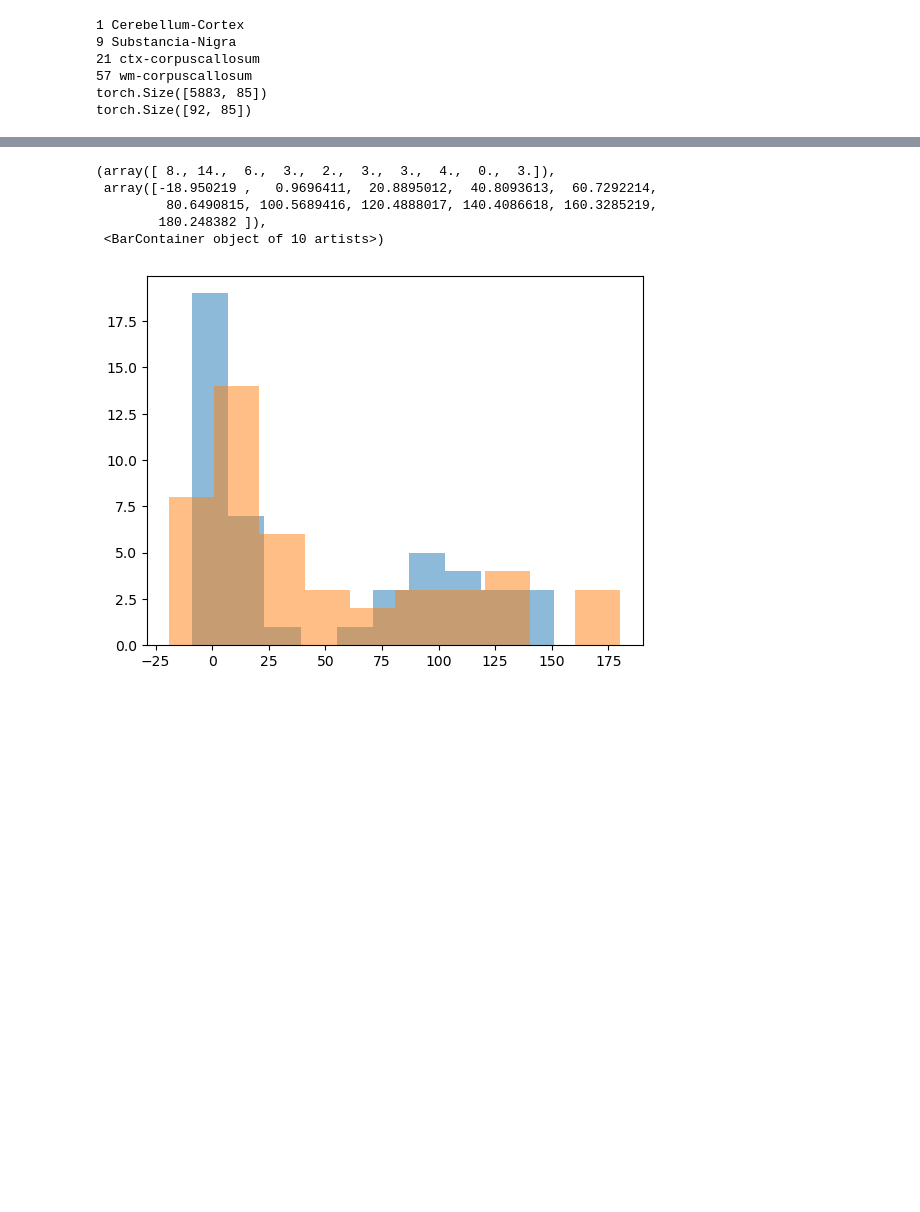
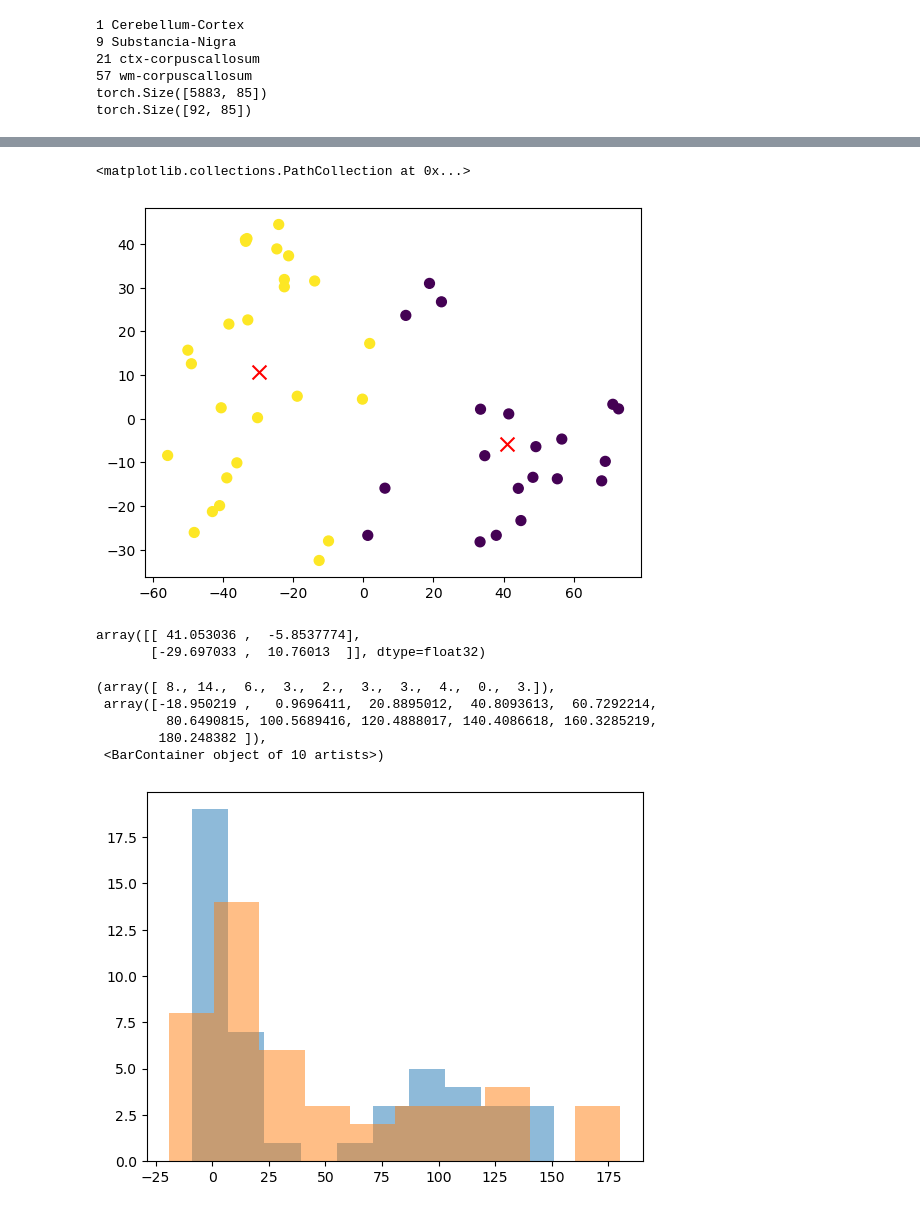
Before and after one commit to SoloChe/PET_cycleGAN, a Jupyter notebook: PET_interpretation.ipynb, the cells around one changed output, grey strips where cells are left out. Drawn from its saved outputs; the diff is of its cells as text; code cells hidden in the pictures; blank space fills up the shorter version.

```diff
--- a/PET_interpretation.ipynb
+++ b/PET_interpretation.ipynb
@@ -138,20 +136,30 @@ mclist = [39, 41, 42, 29, 44, 26, 28]
 # %%
+
 batchA0 = torch.load(f'./{folder_ft}/data/{setup_ft}/batch_A_0.pt')
-batchA1 = torch.load(f'./{folder_ft}/data/{setup_ft}/batch_A_1.pt')
-batchA6 = torch.load(f'./{folder_ft}/data/{setup_ft}/batch_A_6.pt')
-
-batchA = torch.cat((batchA0, batchA1, batchA6))
+batchA1 = torch.load(f'./{folder_ft}/data/{setup_ft}/batch_A_4.pt')
+batchA2 = torch.load(f'./{folder_ft}/data/{setup_ft}/batch_A_5.pt')
+batchA3 = torch.load(f'./{folder_ft}/data/{setup_ft}/batch_A_6.pt')
+batchA4 = torch.load(f'./{folder_ft}/data/{setup_ft}/batch_A_7.pt')
+batchA = torch.cat((batchA0, batchA1, batchA2, batchA3, batchA4))
 
 batchB0 = torch.load(f'./{folder_ft}/data/{setup_ft}/batch_B_0.pt')
-batchB1 = torch.load(f'./{folder_ft}/data/{setup_ft}/batch_B_1.pt')
-batchB6 = torch.load(f'./{folder_ft}/data/{setup_ft}/batch_B_6.pt')
+batchB1 = torch.load(f'./{folder_ft}/data/{setup_ft}/batch_B_4.pt')
+batchB2 = torch.load(f'./{folder_ft}/data/{setup_ft}/batch_B_5.pt')
+batchB3 = torch.load(f'./{folder_ft}/data/{setup_ft}/batch_B_6.pt')
+batchB4 = torch.load(f'./{folder_ft}/data/{setup_ft}/batch_B_7.pt')
 
-batchB = torch.cat((batchB0, batchB1, batchB6))
+batchB = torch.cat((batchB0, batchB1, batchB2, batchB3, batchB4))
+
+mclist = [39, 41, 42, 29, 44, 26, 28]
+# mclist = [i for i in range(85)]
+
+from sklearn.manifold import TSNE
+import matplotlib.pyplot as plt
 
 all_PiB = torch.cat((pPiB, uPiB, batchB))[:,mclist]
+tsne = TSNE(n_components=2, random_state=0)
 all_PiB_tsne = tsne.fit_transform(all_PiB.detach().numpy())
 
-plt.figure()
-plt.scatter(all_PiB_tsne[:pPiB.shape[0], 0], all_PiB_tsne[:pPiB.shape[0], 1], c='r', label='P')
-plt.scatter(all_PiB_tsne[pPiB.shape[0]+uPiB.shape[0]:, 0], all_PiB_tsne[pPiB.shape[0]+uPiB.shape[0]:, 1], c='b', label='Selected', alpha=0.5)
-plt.scatter(all_PiB_tsne[pPiB.shape[0]:pPiB.shape[0]+uPiB.shape[0], 0], all_PiB_tsne[pPiB.shape[0]:pPiB.shape[0]+uPiB.shape[0], 1], c='g', label='UP', alpha=0.01)
+all_FBP = torch.cat((pFBP, uFBP, batchA))
+tsne = TSNE(n_components=2, random_state=0)
+all_FBP_tsne = tsne.fit_transform(all_FBP.detach().numpy())
@@ -235,3 +230,19 @@ print(cor_ft)
+# %%
+# Kmeans clustering
+from sklearn.cluster import KMeans
+kmeans = KMeans(n_clusters=2, random_state=0).fit(all_FBP_tsne[:pFBP.shape[0]])
+# plot the clustering result
+plt.figure()
+plt.scatter(all_FBP_tsne[:pFBP.shape[0], 0], all_FBP_tsne[:pFBP.shape[0], 1], c=kmeans.labels_, s=50)
+plt.scatter(kmeans.cluster_centers_[:, 0], kmeans.cluster_centers_[:, 1], c='r', s=100, marker='x')
+# %% [output]
+<matplotlib.collections.PathCollection at 0x...>
+[figure, added]
+# %%
+kmeans.cluster_centers_
+# %% [output]
+array([[ 41.053036 ,  -5.8537774],
+       [-29.697033 ,  10.76013  ]], dtype=float32)
 # %%
 plt.hist(pCL['PIB_CL'], alpha=0.5)
 plt.hist(pCL['FBP_CL'], alpha=0.5)
```
Also changed, not shown: parts of 10 cells of this notebook, 8 other files.
